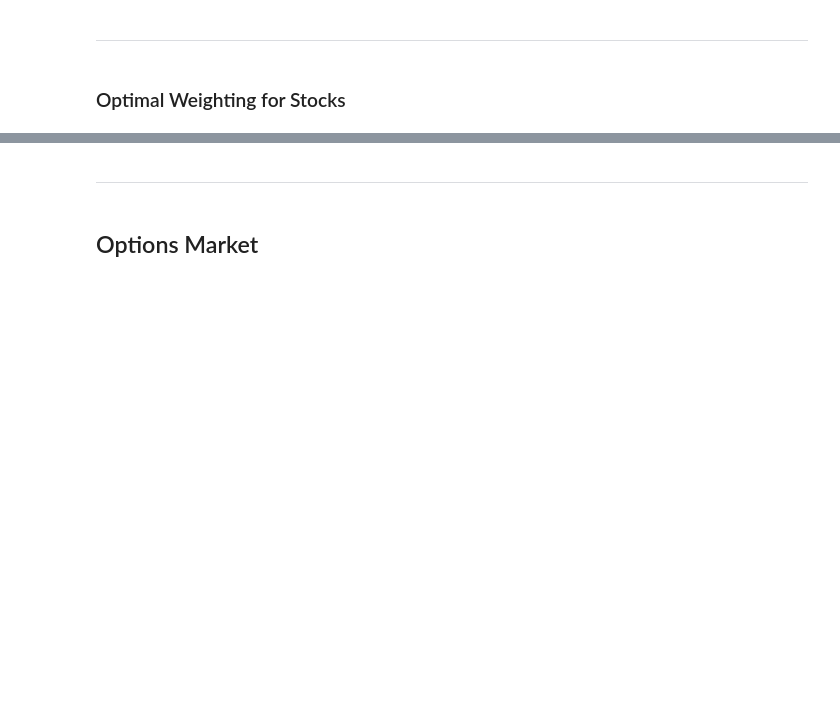
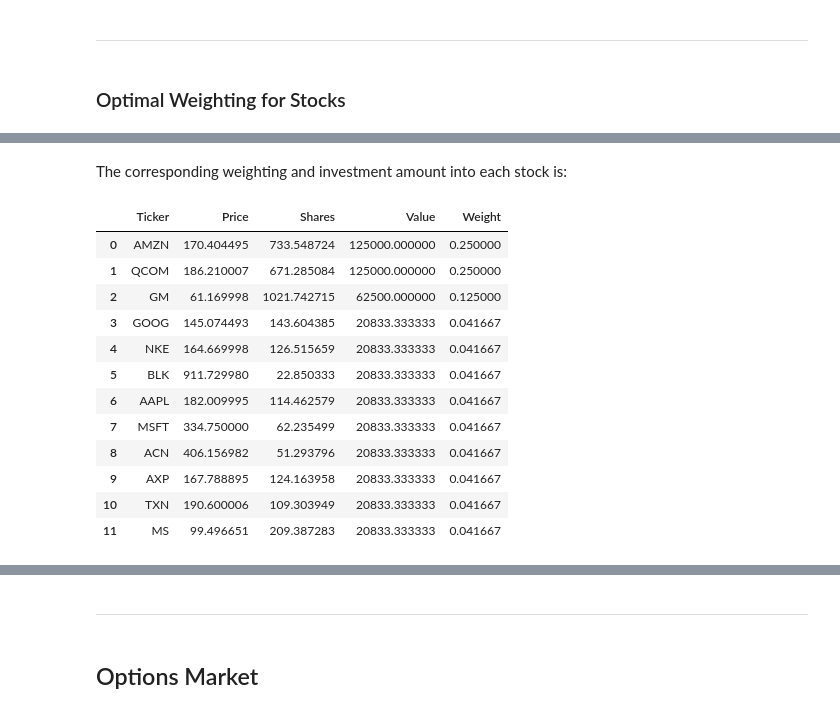
Before and after one commit to rehan-anjum/financial-portfolio-generator, a Jupyter notebook: Team_XX_Assignment.ipynb, the cells around one changed output, grey strips where cells are left out. Saved outputs shown, nothing was run; the diff lists cells and outputs as text; code cells hidden in the pictures; blank space fills up the shorter version.

```diff
--- a/Team_XX_Assignment.ipynb
+++ b/Team_XX_Assignment.ipynb
@@ -150,19 +142,24 @@ sp_var = sp_hist["Returns"].var()
 # %%
-frame = {}
-beta_values = []
 min_stocks = 12
 max_stocks = 25
 
+# Using the S&P 500 as our market index (the ticker is "^GSPC")
 market_index = yf.Ticker('^GSPC').history(start=start_date, end=end_date, interval='1d').dropna()['Close']
 market_return = market_index.pct_change()
 market_variance = market_return.var()
 
+# Dictionary to store the beta of every ticker
 beta_dict = {}
 
+# Calculating beta
 for ticker in tickers:
     stock_return = tickers_hist[ticker]['Close'].pct_change()
     covariance = pd.DataFrame({ticker: stock_return, 'S&P 500': market_return}).cov().loc[ticker, 'S&P 500']
     beta_dict[ticker] = covariance / market_variance
 
+# Storing all betas in a dataframe
 beta_df = pd.DataFrame(beta_dict.items(), columns=['Ticker', 'Beta'])
 beta_df.sort_values(by=['Beta'], ascending=False, ignore_index=True, inplace=True)
+
+# Initializing a dictionary to store each portfolios' average betas for comparison purposes later
+final_betas = {}
@@ -219,0 +380,20 @@ while (num_stocks != 0):
+# %% [markdown]
+The corresponding weighting and investment amount into each stock is:
+# %%
+corr_df = num_stocks(corr_tickers)
+portfolio_candidates["Correlation"] = corr_df
+display(corr_df)
+# %% [output]
+|  | Ticker | Price | Shares | Value | Weight |
+| 0 | AMZN | 170.404495 | 733.548724 | 125000.000000 | 0.250000 |
+| 1 | QCOM | 186.210007 | 671.285084 | 125000.000000 | 0.250000 |
+| 2 | GM | 61.169998 | 1021.742715 | 62500.000000 | 0.125000 |
+| 3 | GOOG | 145.074493 | 143.604385 | 20833.333333 | 0.041667 |
+| 4 | NKE | 164.669998 | 126.515659 | 20833.333333 | 0.041667 |
+| 5 | BLK | 911.729980 | 22.850333 | 20833.333333 | 0.041667 |
+| 6 | AAPL | 182.009995 | 114.462579 | 20833.333333 | 0.041667 |
+| 7 | MSFT | 334.750000 | 62.235499 | 20833.333333 | 0.041667 |
+| 8 | ACN | 406.156982 | 51.293796 | 20833.333333 | 0.041667 |
+| 9 | AXP | 167.788895 | 124.163958 | 20833.333333 | 0.041667 |
+| 10 | TXN | 190.600006 | 109.303949 | 20833.333333 | 0.041667 |
+| 11 | MS | 99.496651 | 209.387283 | 20833.333333 | 0.041667 |
```
Also changed, not shown: parts of 64 cells of this notebook, 1 other file.
